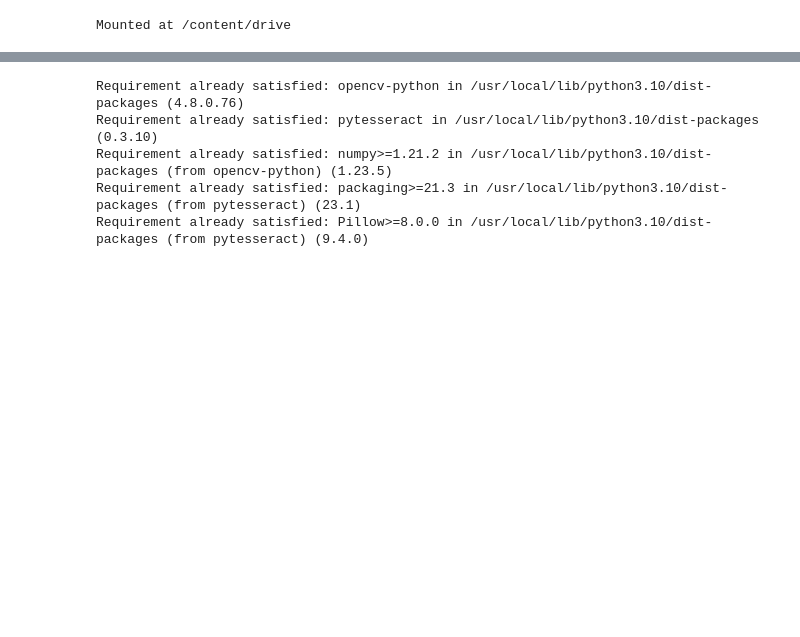
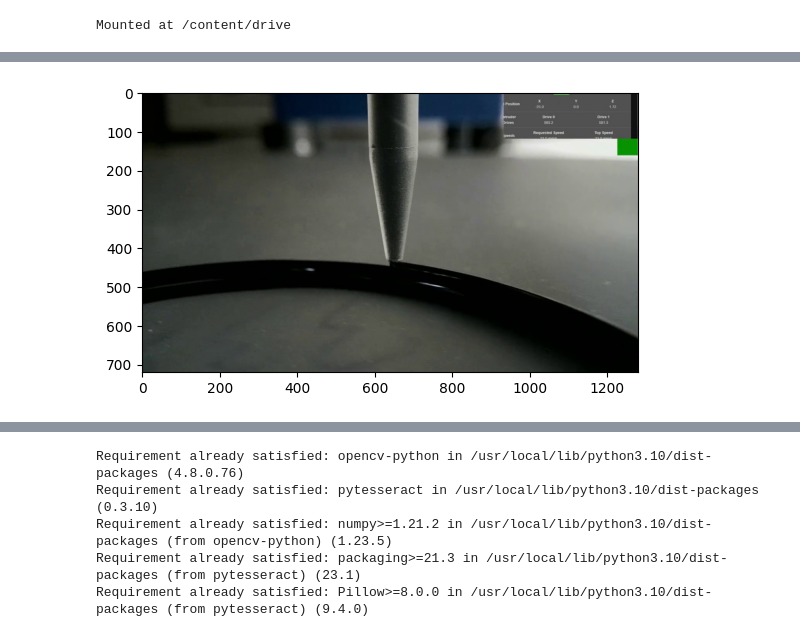
Before and after one commit to chdhatri/Anamoly-Detection, a Jupyter notebook: Tip_Script.ipynb, the cells around one changed output, grey strips where cells are left out. Cells and saved outputs as stored; diff of their text form; code cells hidden in the pictures; blank space fills up the shorter version.

```diff
--- a/Tip_Script.ipynb
+++ b/Tip_Script.ipynb
@@ -496,0 +647,8 @@ Average time for last 100 frames: 0.0591 seconds
+# %%
+img = cv2.imread('/content/train_images/frame_36.jpg')
+
+img = cv2.cvtColor(img, cv2.COLOR_BGR2RGB)
+plt.imshow(img)
+plt.show()
+# %% [output]
+[figure, added]
```
Also changed, not shown: parts of 16 cells of this notebook.
